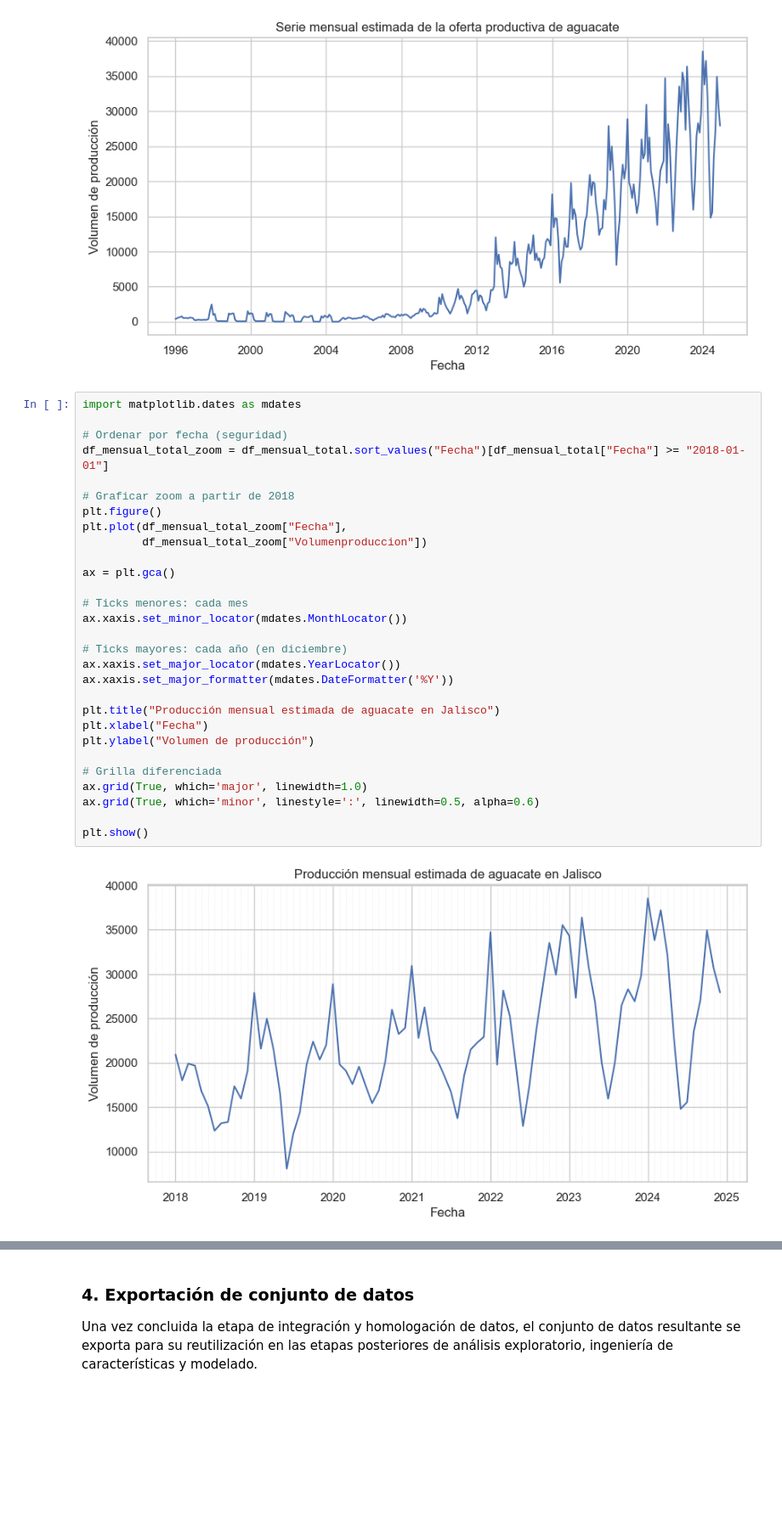
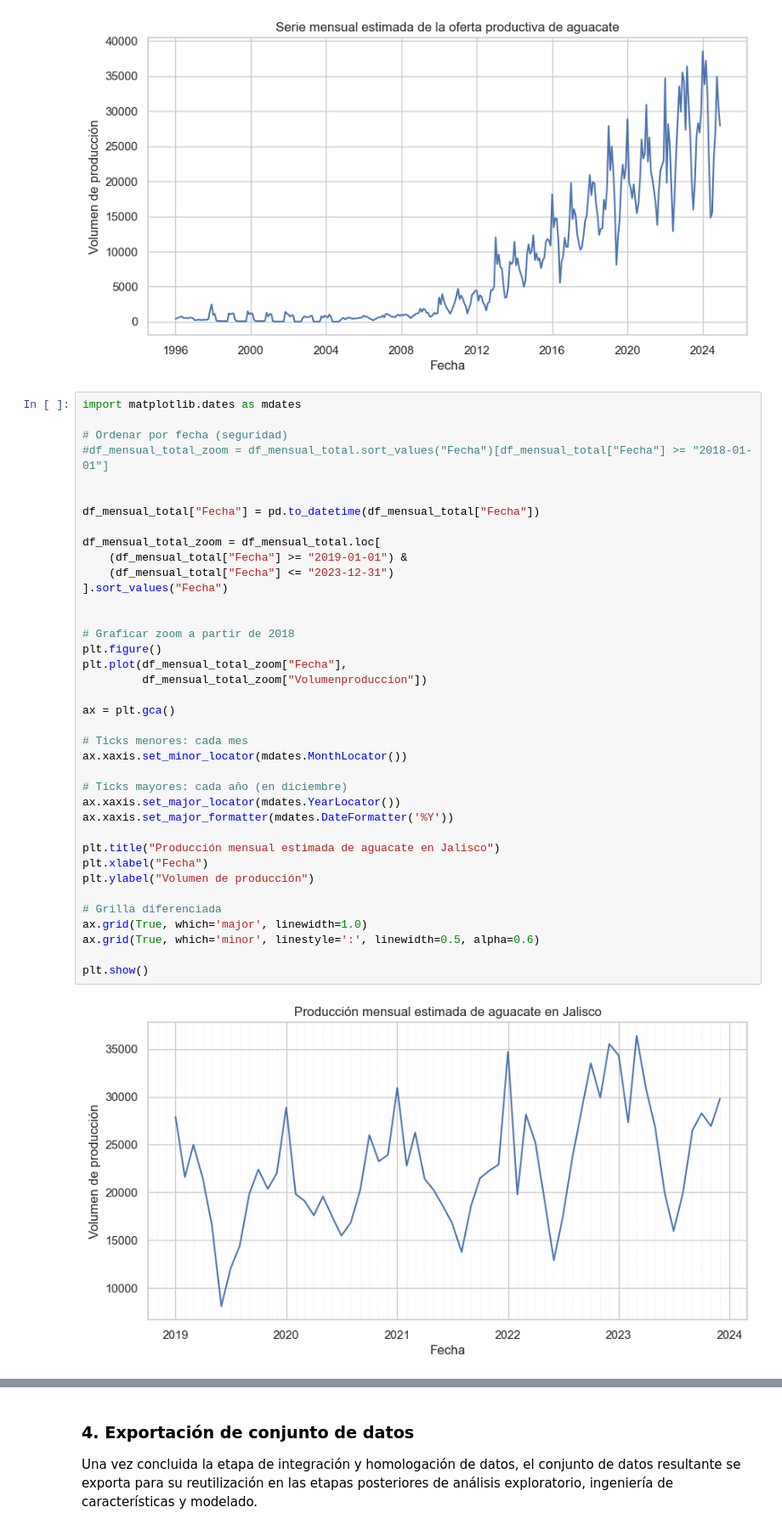
Before and after one commit to juan-pablo-lopez/tc5035-ene26-equipo29, a Jupyter notebook: Avance2.Equipo29.ipynb, the cells around one changed output, grey strips where cells are left out. Shown at 85% size. Cells and saved outputs as stored; diff of their text form; blank space fills up the shorter version.

```diff
--- a/Avance2.Equipo29.ipynb
+++ b/Avance2.Equipo29.ipynb
@@ -504,31 +504,40 @@ plt.show()
 # %%
 import matplotlib.dates as mdates
 
 # Ordenar por fecha (seguridad)
-df_mensual_total_zoom = df_mensual_total.sort_values("Fecha")[df_mensual_total["Fecha"] >= "2018-01-01"]
+#df_mensual_total_zoom = df_mensual_total.sort_values("Fecha")[df_mensual_total["Fecha"] >= "2018-01-01"]
+
+
+df_mensual_total["Fecha"] = pd.to_datetime(df_mensual_total["Fecha"])
+
+df_mensual_total_zoom = df_mensual_total.loc[
+    (df_mensual_total["Fecha"] >= "2019-01-01") &
+    (df_mensual_total["Fecha"] <= "2023-12-31")
+].sort_values("Fecha")
+
 
 # Graficar zoom a partir de 2018
 plt.figure()
 plt.plot(df_mensual_total_zoom["Fecha"],
          df_mensual_total_zoom["Volumenproduccion"])
 
 ax = plt.gca()
 
 # Ticks menores: cada mes
 ax.xaxis.set_minor_locator(mdates.MonthLocator())
 
 # Ticks mayores: cada año (en diciembre)
 ax.xaxis.set_major_locator(mdates.YearLocator())
 ax.xaxis.set_major_formatter(mdates.DateFormatter('%Y'))
 
 plt.title("Producción mensual estimada de aguacate en Jalisco")
 plt.xlabel("Fecha")
 plt.ylabel("Volumen de producción")
 
 # Grilla diferenciada
 ax.grid(True, which='major', linewidth=1.0)
 ax.grid(True, which='minor', linestyle=':', linewidth=0.5, alpha=0.6)
 
 plt.show()
 # %% [output]
-[figure, old version]
+[figure, new version]
```
Also changed, not shown: parts of 21 cells of this notebook, 9 other files.
